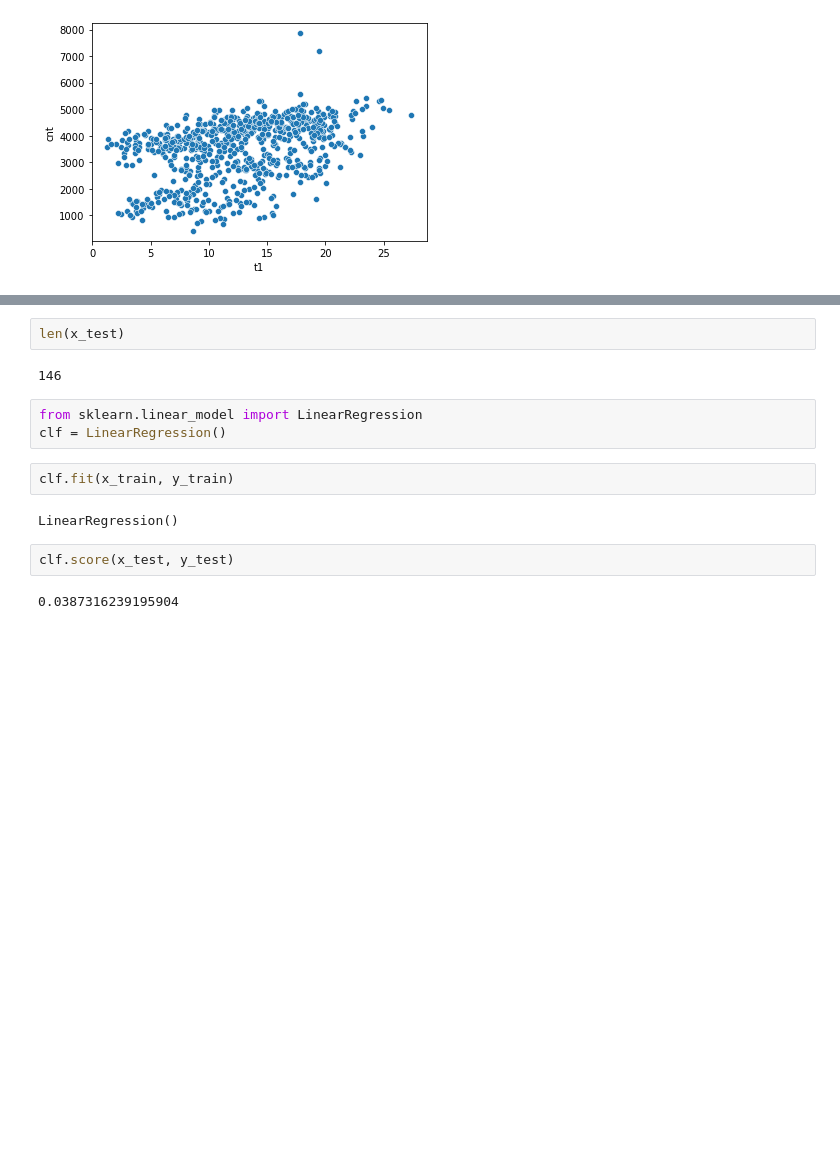
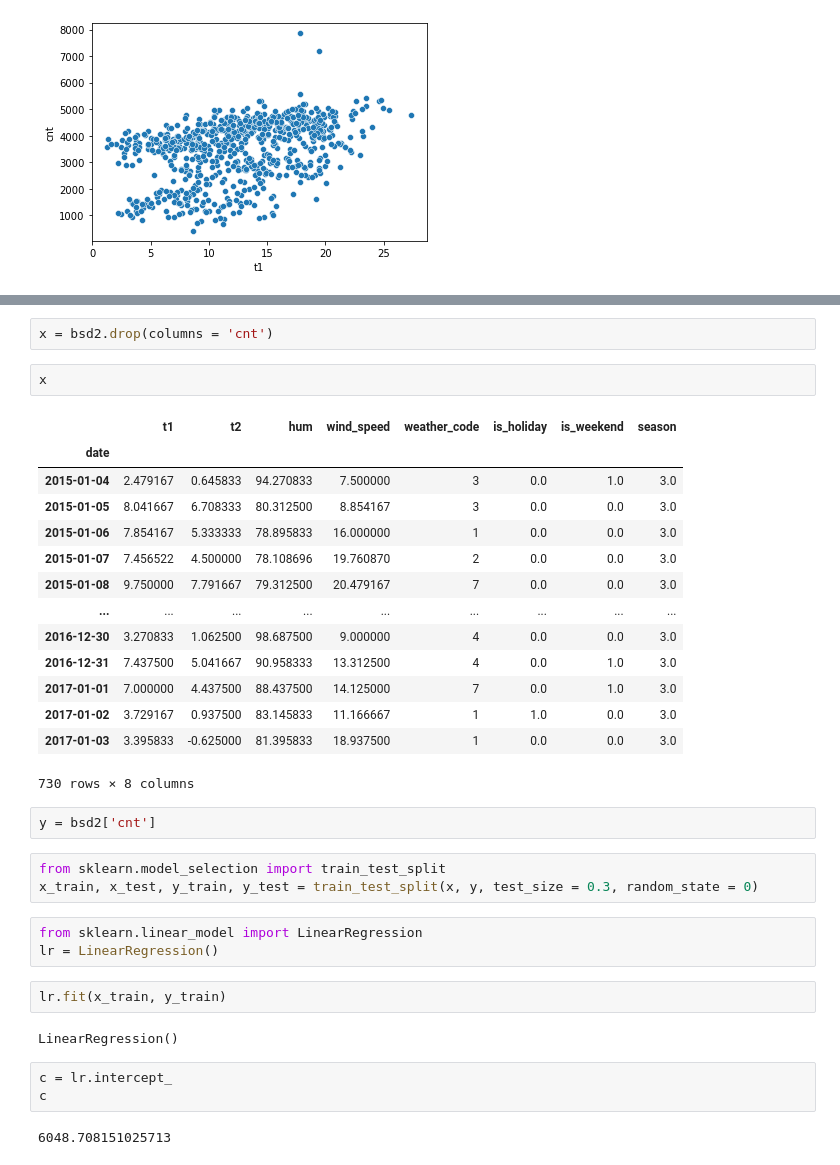
Before and after one commit to Rajusubba/london-bike-shares, a Jupyter notebook: London Bike Share.ipynb, the cells around one changed output, grey strips where cells are left out. Cells and saved outputs as stored; diff of their text form; blank space fills up the shorter version.

```diff
--- a/London Bike Share.ipynb
+++ b/London Bike Share.ipynb
@@ -454,15 +450,36 @@ len(x_train)
-# %%
-len(x_test)
-# %% [output]
-146
-# %%
-from sklearn.linear_model import LinearRegression
-clf = LinearRegression()
-# %%
-clf.fit(x_train, y_train)
-# %% [output]
-LinearRegression()
-# %%
-clf.score(x_test, y_test)
-# %% [output]
-0.0387316239195904
+# %%
+x = bsd2.drop(columns = 'cnt')
+# %%
+x
+# %% [output]
+|  | t1 | t2 | hum | wind_speed | weather_code | is_holiday | is_weekend | season |
+| date |  |  |  |  |  |  |  |  |
+| 2015-01-04 | 2.479167 | 0.645833 | 94.270833 | 7.500000 | 3 | 0.0 | 1.0 | 3.0 |
+| 2015-01-05 | 8.041667 | 6.708333 | 80.312500 | 8.854167 | 3 | 0.0 | 0.0 | 3.0 |
+| 2015-01-06 | 7.854167 | 5.333333 | 78.895833 | 16.000000 | 1 | 0.0 | 0.0 | 3.0 |
+| 2015-01-07 | 7.456522 | 4.500000 | 78.108696 | 19.760870 | 2 | 0.0 | 0.0 | 3.0 |
+| 2015-01-08 | 9.750000 | 7.791667 | 79.312500 | 20.479167 | 7 | 0.0 | 0.0 | 3.0 |
+| ... | ... | ... | ... | ... | ... | ... | ... | ... |
+| 2016-12-30 | 3.270833 | 1.062500 | 98.687500 | 9.000000 | 4 | 0.0 | 0.0 | 3.0 |
+| 2016-12-31 | 7.437500 | 5.041667 | 90.958333 | 13.312500 | 4 | 0.0 | 1.0 | 3.0 |
+| 2017-01-01 | 7.000000 | 4.437500 | 88.437500 | 14.125000 | 7 | 0.0 | 1.0 | 3.0 |
+| 2017-01-02 | 3.729167 | 0.937500 | 83.145833 | 11.166667 | 1 | 1.0 | 0.0 | 3.0 |
+| 2017-01-03 | 3.395833 | -0.625000 | 81.395833 | 18.937500 | 1 | 0.0 | 0.0 | 3.0 |
+730 rows × 8 columns
+# %%
+y = bsd2['cnt']
+# %%
+from sklearn.model_selection import train_test_split
+x_train, x_test, y_train, y_test = train_test_split(x, y, test_size = 0.3, random_state = 0)
+# %%
+from sklearn.linear_model import LinearRegression
+lr = LinearRegression()
+# %%
+lr.fit(x_train, y_train)
+# %% [output]
+LinearRegression()
+# %%
+c = lr.intercept_
+c
+# %% [output]
+6048.708151025713
```
Also changed, not shown: parts of 14 cells of this notebook.
